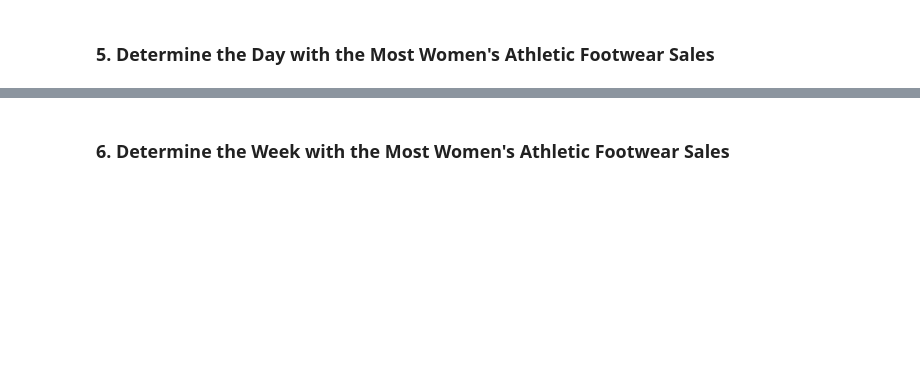
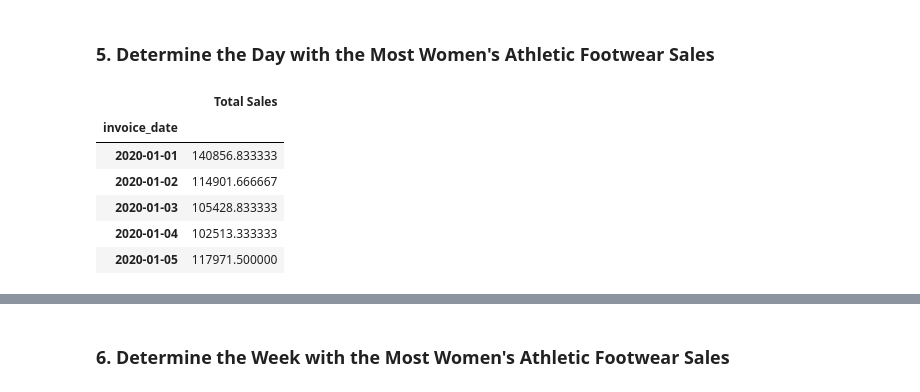
Before and after one commit to ehxewri/athletic_sales_analysis, a Jupyter notebook: athletic_sales_analysis_starter_code.ipynb, the cells around one changed output, grey strips where cells are left out. Saved outputs shown, nothing was run; the diff lists cells and outputs as text; code cells hidden in the pictures; blank space fills up the shorter version.

```diff
--- a/athletic_sales_analysis_starter_code.ipynb
+++ b/athletic_sales_analysis_starter_code.ipynb
@@ -185,11 +359,21 @@ dtype('<M8[ns]')
 ### 5. Determine the Day with the Most Women's Athletic Footwear Sales
 # %%
 # Create a pivot table with the 'invoice_date' column is the index, and the "total_sales" as the values.
-
+pt_daily_sales_df = as_years_df.pivot_table(index='invoice_date',
+                                    values='total_sales').rename(columns={'total_sales':'Total Sales'})
 
 # Optional: Rename the "total_sales" column to "Total Sales"
 
 
 # Show the table.
+pt_daily_sales_df.head(5)
+# %% [output]
+|  | Total Sales |
+| invoice_date |  |
+| 2020-01-01 | 140856.833333 |
+| 2020-01-02 | 114901.666667 |
+| 2020-01-03 | 105428.833333 |
+| 2020-01-04 | 102513.333333 |
+| 2020-01-05 | 117971.500000 |
 # %%
 # Resample the pivot table into daily bins, and get the total sales for each day.
```
Also changed, not shown: parts of 14 cells of this notebook, 2 other files.
